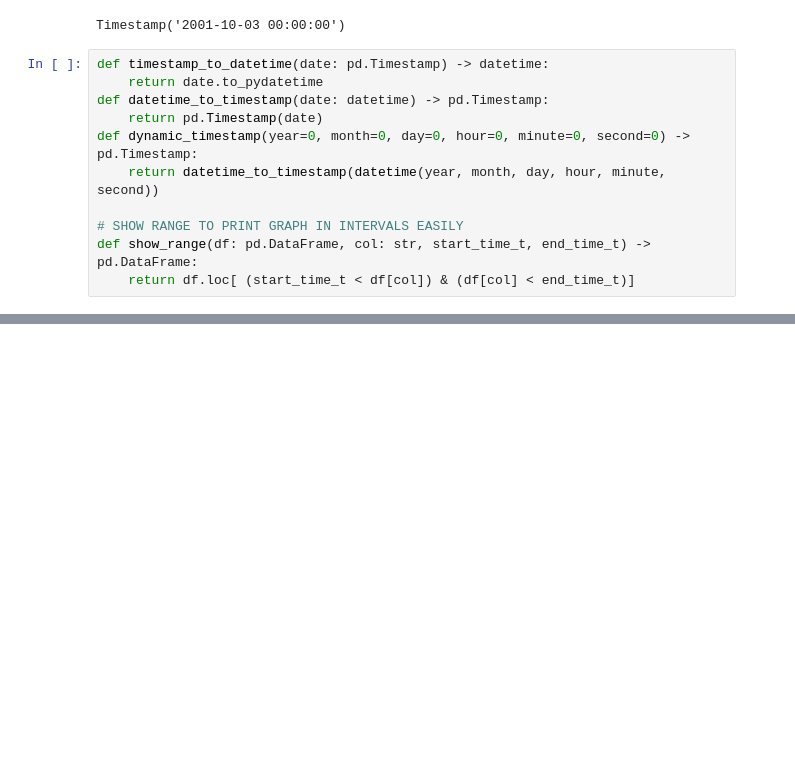
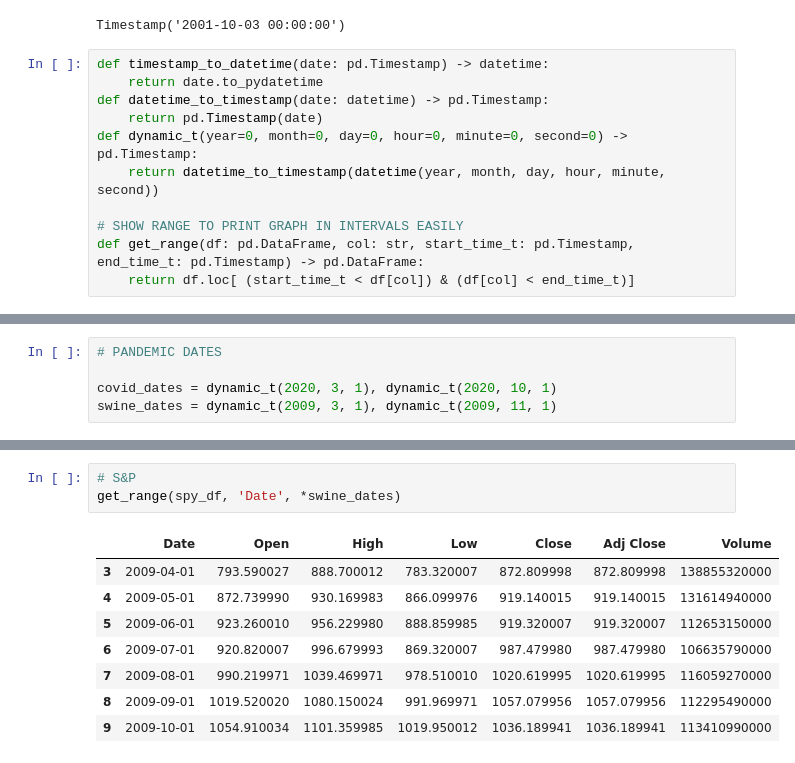
Before and after one commit to cs301-star/CS301, a Jupyter notebook: Analysis of the U.S. Stock Market.ipynb, the cells around one changed output, grey strips where cells are left out. Cells and saved outputs as stored; diff of their text form; blank space fills up the shorter version.

Commit message:
starting to looks at oil/gold/spy during major pandemics of 21 century

```diff
--- a/Analysis of the U.S. Stock Market.ipynb
+++ b/Analysis of the U.S. Stock Market.ipynb
@@ -440,9 +440,9 @@ def timestamp_to_datetime(date: pd.Timestamp) -> datetime:
     return date.to_pydatetime
 def datetime_to_timestamp(date: datetime) -> pd.Timestamp:
     return pd.Timestamp(date)
-def dynamic_timestamp(year=0, month=0, day=0, hour=0, minute=0, second=0) -> pd.Timestamp:
+def dynamic_t(year=0, month=0, day=0, hour=0, minute=0, second=0) -> pd.Timestamp:
     return datetime_to_timestamp(datetime(year, month, day, hour, minute, second))
 
 # SHOW RANGE TO PRINT GRAPH IN INTERVALS EASILY
-def show_range(df: pd.DataFrame, col: str, start_time_t, end_time_t) -> pd.DataFrame:
+def get_range(df: pd.DataFrame, col: str, start_time_t: pd.Timestamp, end_time_t: pd.Timestamp) -> pd.DataFrame:
     return df.loc[ (start_time_t < df[col]) & (df[col] < end_time_t)]
@@ -459,0 +449,5 @@ show_range(gold_df, 'Date', dynamic_timestamp(2009, 3, 1), dynamic_timestamp(200
+# %%
+# PANDEMIC DATES
+
+covid_dates = dynamic_t(2020, 3, 1), dynamic_t(2020, 10, 1)
+swine_dates = dynamic_t(2009, 3, 1), dynamic_t(2009, 11, 1)
@@ -459,0 +468,12 @@ show_range(gold_df, 'Date', dynamic_timestamp(2009, 3, 1), dynamic_timestamp(200
+# %%
+# S&P
+get_range(spy_df, 'Date', *swine_dates)
+# %% [output]
+|  | Date | Open | High | Low | Close | Adj Close | Volume |
+| 3 | 2009-04-01 | 793.590027 | 888.700012 | 783.320007 | 872.809998 | 872.809998 | 138855320000 |
+| 4 | 2009-05-01 | 872.739990 | 930.169983 | 866.099976 | 919.140015 | 919.140015 | 131614940000 |
+| 5 | 2009-06-01 | 923.260010 | 956.229980 | 888.859985 | 919.320007 | 919.320007 | 112653150000 |
+| 6 | 2009-07-01 | 920.820007 | 996.679993 | 869.320007 | 987.479980 | 987.479980 | 106635790000 |
+| 7 | 2009-08-01 | 990.219971 | 1039.469971 | 978.510010 | 1020.619995 | 1020.619995 | 116059270000 |
+| 8 | 2009-09-01 | 1019.520020 | 1080.150024 | 991.969971 | 1057.079956 | 1057.079956 | 112295490000 |
+| 9 | 2009-10-01 | 1054.910034 | 1101.359985 | 1019.950012 | 1036.189941 | 1036.189941 | 113410990000 |
```
Also changed, not shown: parts of 4 cells of this notebook.
